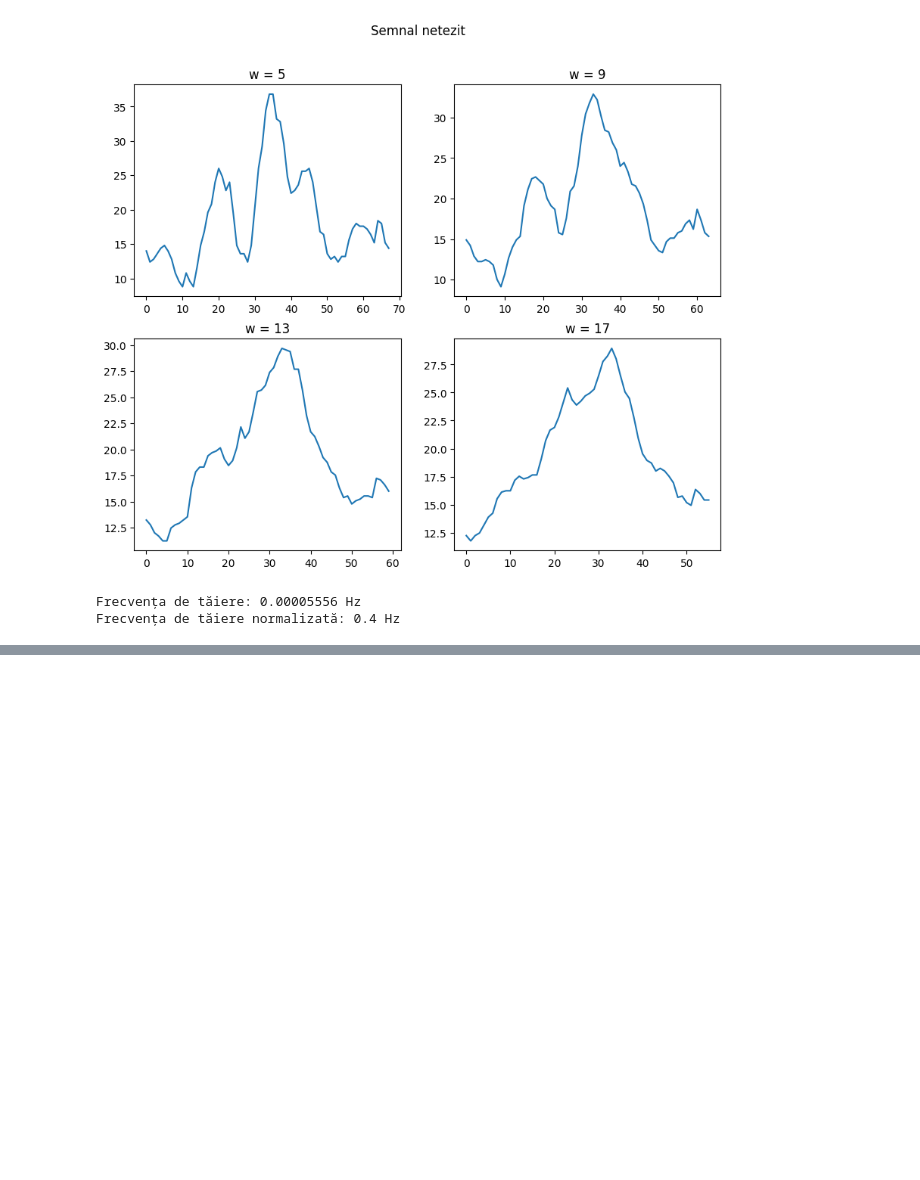
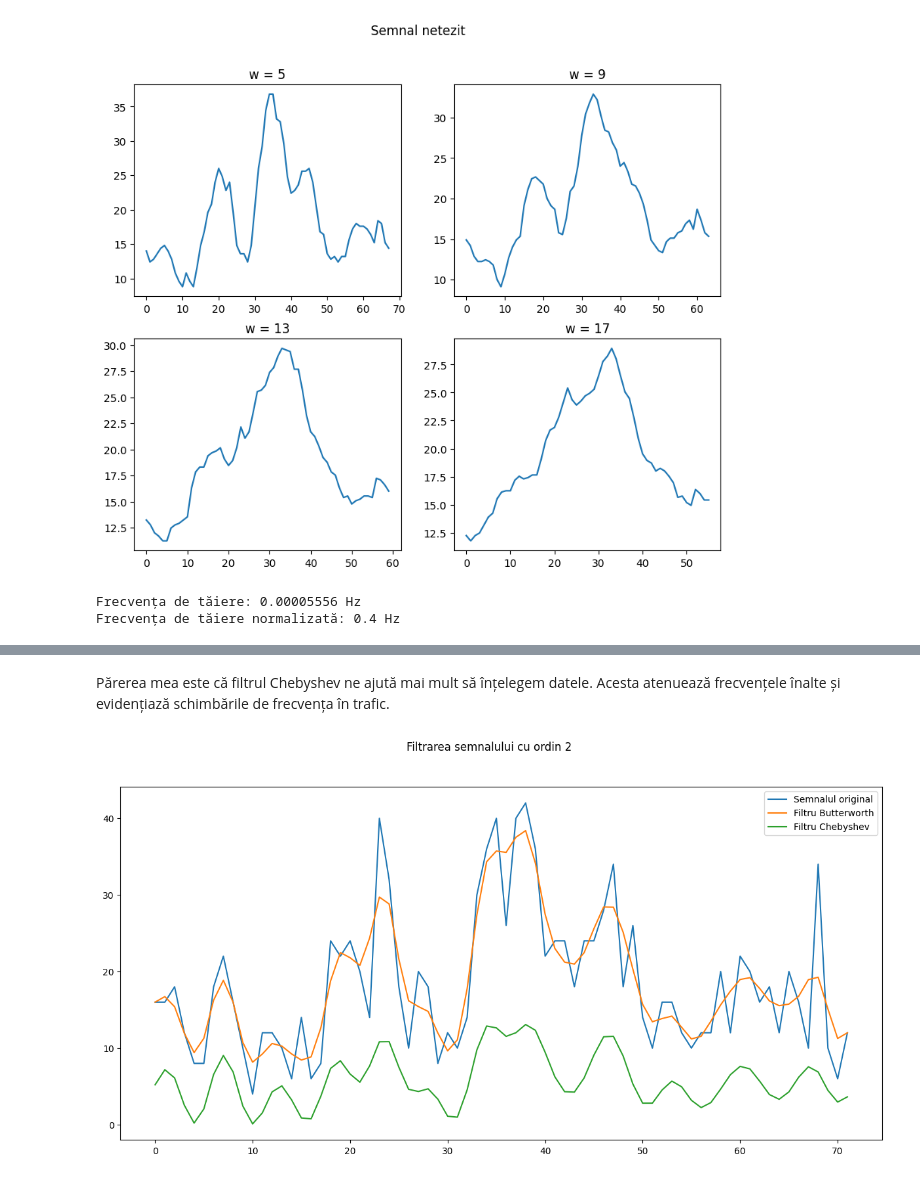
Before and after one commit to lucaion/ProcesareaSemnalelor, a Jupyter notebook: Laborator 6/Lab 6 - rezolvari.ipynb, the cells around one changed output, grey strips where cells are left out. Cells and saved outputs as stored; diff of their text form; code cells hidden in the pictures; blank space fills up the shorter version.

```diff
--- a/Laborator 6/Lab 6 - rezolvari.ipynb
+++ b/Laborator 6/Lab 6 - rezolvari.ipynb
@@ -137,0 +134,22 @@ SyntaxError: invalid syntax (625701180.py, line 1)
+# %% [markdown]
+Părerea mea este că filtrul Chebyshev ne ajută mai mult să înțelegem datele. Acesta atenuează frecvențele înalte și evidențiază schimbările de frecvența în trafic.
+# %%
+ordin = 2
+
+butter_b, butter_a = scipy.signal.butter(ordin, low_pass_freq)
+cheby_b, cheby_a = scipy.signal.cheby1(ordin, rp, low_pass_freq)
+
+butter_y = scipy.signal.filtfilt(butter_b, butter_a, x)
+cheby_y = scipy.signal.filtfilt(cheby_b, cheby_a, x)
+
+plt.figure(figsize=(15, 7))
+plt.suptitle(f'Filtrarea semnalului cu ordin {ordin}')
+
+plt.plot(x, label='Semnalul original')
+plt.plot(butter_y, label='Filtru Butterworth')
+plt.plot(cheby_y, label='Filtru Chebyshev')
+
+plt.legend()
+plt.show()
+# %% [output]
+[figure, added]
```
Also changed, not shown: parts of 5 cells of this notebook.
